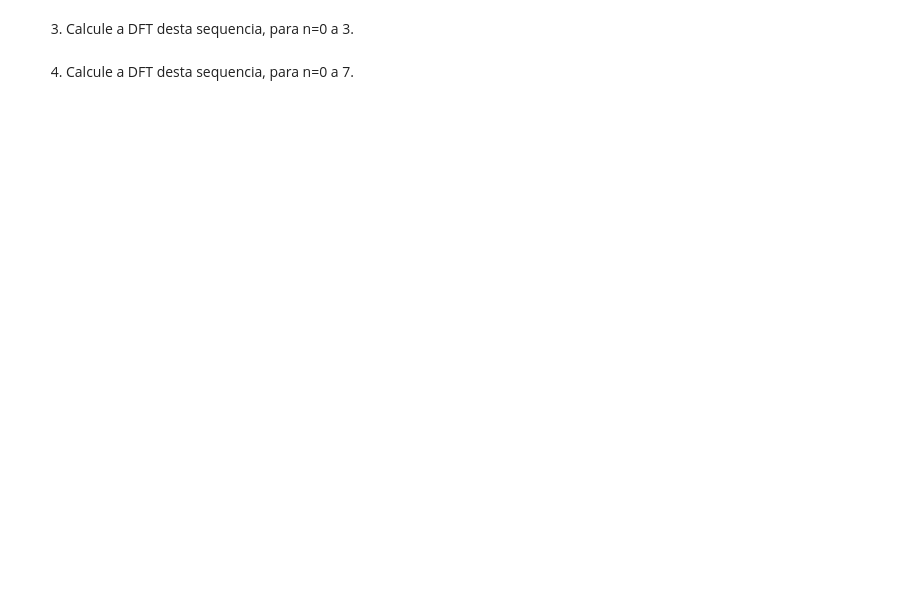
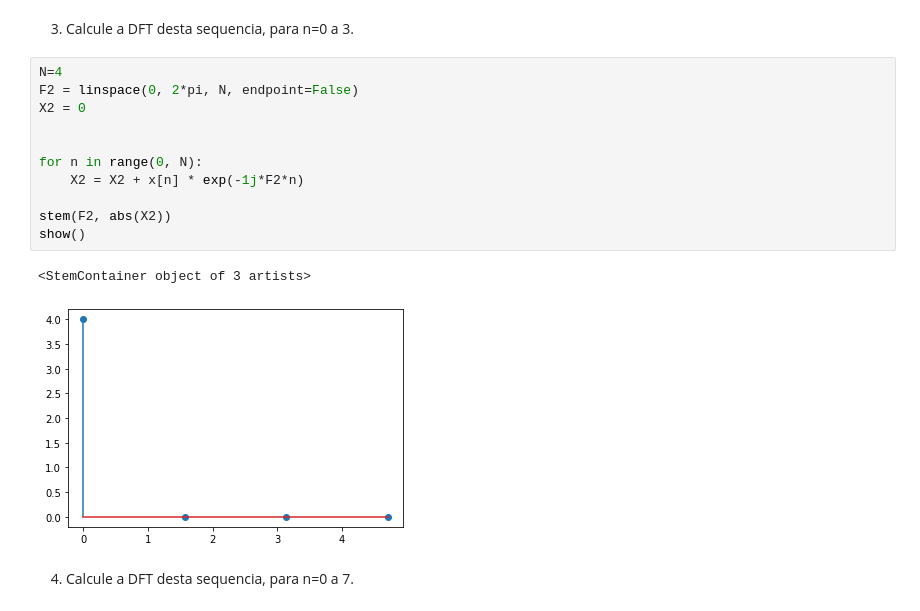
Before and after one commit to Je-Leo-AS/PDS, a Jupyter notebook: lab9/Lab-DFT.ipynb, the cells around one changed output. Drawn from its saved outputs; the diff is of its cells as text; blank space fills up the shorter version.

```diff
--- a/lab9/Lab-DFT.ipynb
+++ b/lab9/Lab-DFT.ipynb
@@ -13,4 +28,18 @@ from pylab import *
 # %% [markdown]
 3) Calcule a DFT desta sequencia, para n=0 a 3.
+# %%
+N=4
+F2 = linspace(0, 2*pi, N, endpoint=False)
+X2 = 0
+
+
+for n in range(0, N):
+    X2 = X2 + x[n] * exp(-1j*F2*n)
+
+stem(F2, abs(X2))
+show()
+# %% [output]
+<StemContainer object of 3 artists>
+[figure, added]
 # %% [markdown]
 4) Calcule a DFT desta sequencia, para n=0 a 7.
```
Also changed, not shown: parts of 15 cells of this notebook.
